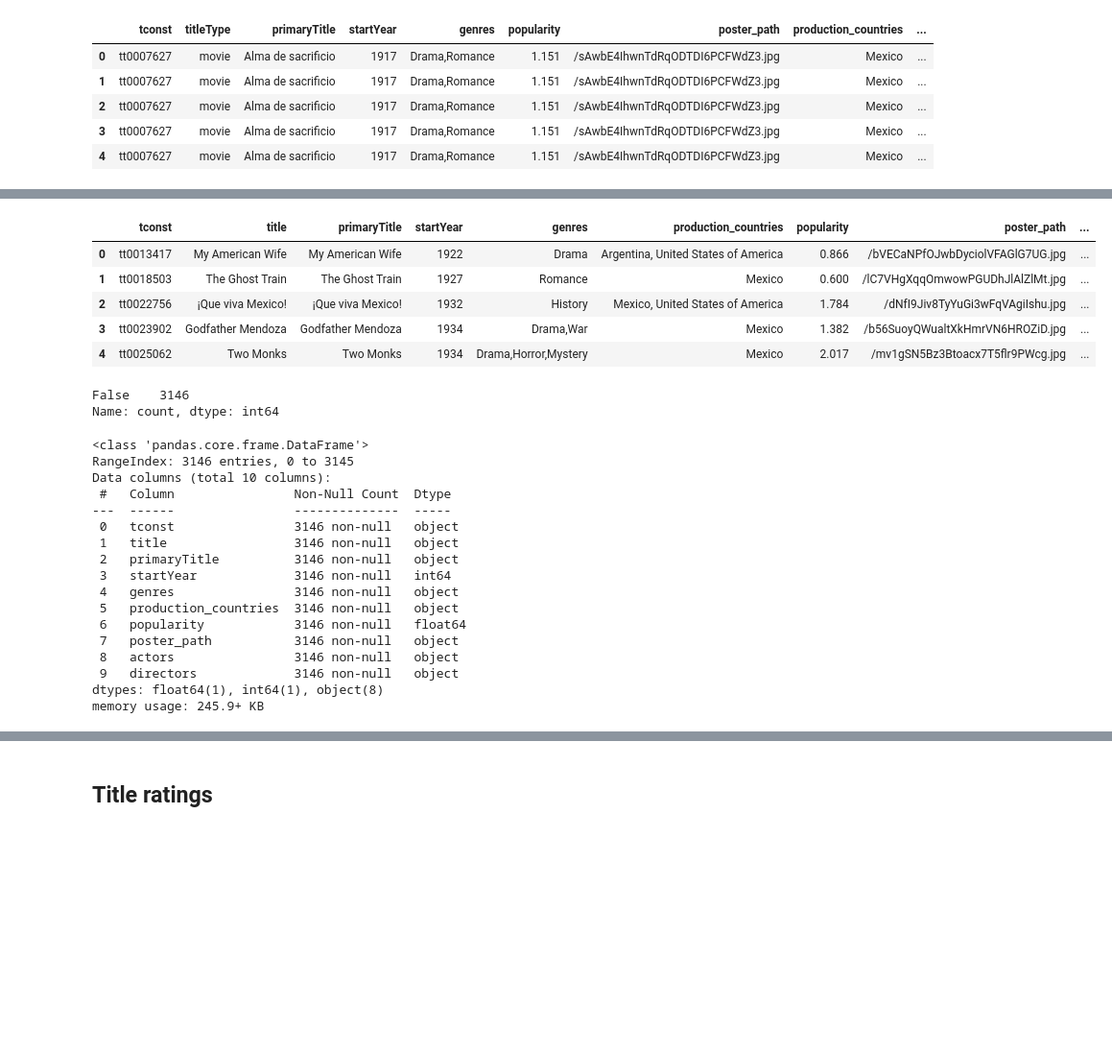
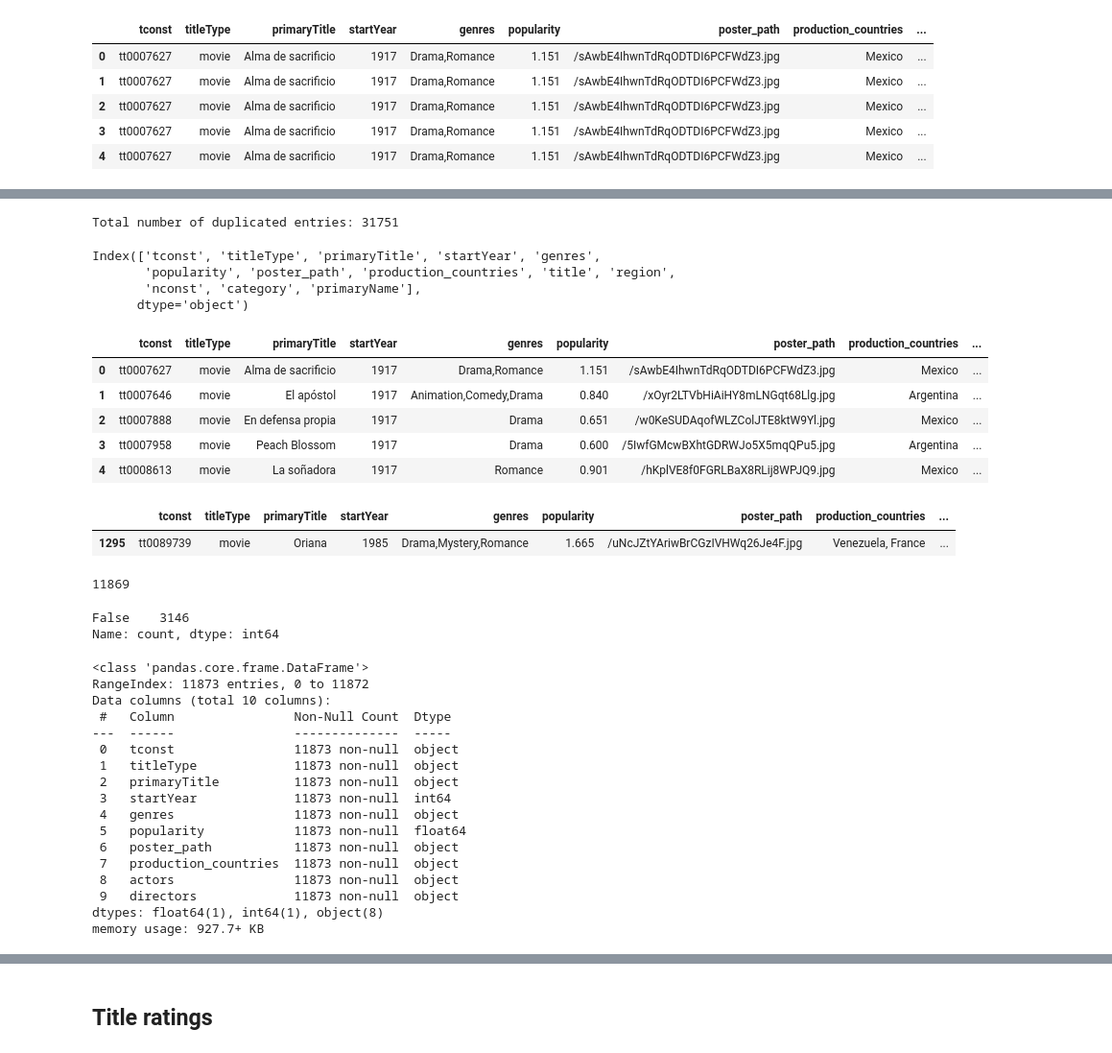
Before and after one commit to peggia/imdb-movies, a Jupyter notebook: movies_data_collection.ipynb, the cells around one changed output, grey strips where cells are left out. Shown: that part at 96% size. Cells and saved outputs as stored; diff of their text form; code cells hidden in the pictures; blank space fills up the shorter version.

Commit message:
Add files via upload
cleaned up duplicates

```diff
--- a/movies_data_collection.ipynb
+++ b/movies_data_collection.ipynb
@@ -83,8 +83,3 @@ memory usage: 34.6+ MB
 df_title_basics_movies['titleType'].unique()
 # %% [output]
 array(['movie', 'tvMovie'], dtype=object)
-# %%
-#no need to keep title type ?
-# subset_title_basics_movies.drop(['titleType'], axis=1, inplace=True)
-df_title_basics_movies.reset_index(drop=True, inplace=True)
-df_title_basics_movies.info()
@@ -103,0 +86,3 @@ memory usage: 28.8+ MB
+# %%
+df_title_basics_movies = df_title_basics_movies.dropna(subset='primaryTitle').reset_index(drop=True)
+df_title_basics_movies.info()
@@ -514,8 +527,8 @@ top     nm9993719        Alex
 freq            1         523
 # %%
 
-# jointure  name_basics avec df_merged_series
-df_merged_movies_4 = pd.merge(df_merged_movies_3,df_name_basics, how= 'inner',on='nconst') #left_on='a_id',right_on='nconst')
+# jointure  name_basics avec df_merged_series, how = left : on garde toutes les lignes de merged_movies_3 ?
+df_merged_movies_4 = pd.merge(df_merged_movies_3,df_name_basics, how= 'left',on='nconst') #left_on='a_id',right_on='nconst')
 
 df_merged_movies_4.info()
 # %% [output]
@@ -584,25 +642,49 @@ memory usage: 12.1+ MB
+# %%
+# Get total number of duplicates
+total_duplicates = duplicate_summary['count'].sum()
+print(f'Total number of duplicated entries: {total_duplicates}')
+# %% [output]
+Total number of duplicated entries: 31751
+# %%
+df_merged_movies_4.columns
+# %% [output]
+Index(['tconst', 'titleType', 'primaryTitle', 'startYear', 'genres',
+       'popularity', 'poster_path', 'production_countries', 'title', 'region',
+       'nconst', 'category', 'primaryName'],
+      dtype='object')
 # %%
 #regrouper par nom de film créér une colonne avec category=='actors' or 'actress'
-columns_to_keep = ['tconst','title',
-                    'primaryTitle','startYear','genres',
-                    'production_countries','popularity','poster_path',
+columns_to_keep = ['tconst','titleType','primaryTitle',
+                    #'title','region',
+                    'startYear','genres',
+                    'popularity','poster_path',
+                    'production_countries'
                     ]
 # Regroupez par les colonnes spécifiées et concaténez les noms des acteurs et directeurs
 mask_both_actors = (df_merged_movies_4['category'] == 'actor' ) | (df_merged_movies_4['category'] == 'actress')
 df_grouped = df_merged_movies_4.groupby(columns_to_keep, as_index=False).agg(
     actors=('primaryName', lambda x: ', '.join(x[mask_both_actors])),
     directors=('primaryName', lambda x: ', '.join(x[df_merged_movies_4['category'] == 'director']))
 )
 
 # del(df_merged_movies)
 df_grouped.head()
 # %% [output]
-|  | tconst | title | primaryTitle | startYear | genres | production_countries | popularity | poster_path | ... |
-| 0 | tt0013417 | My American Wife | My American Wife | 1922 | Drama | Argentina, United States of America | 0.866 | /bVECaNPfOJwbDyciolVFAGlG7UG.jpg | ... |
-| 1 | tt0018503 | The Ghost Train | The Ghost Train | 1927 | Romance | Mexico | 0.600 | /lC7VHgXqqOmwowPGUDhJlAlZlMt.jpg | ... |
-| 2 | tt0022756 | ¡Que viva Mexico! | ¡Que viva Mexico! | 1932 | History | Mexico, United States of America | 1.784 | /dNfI9Jiv8TyYuGi3wFqVAgiIshu.jpg | ... |
-| 3 | tt0023902 | Godfather Mendoza | Godfather Mendoza | 1934 | Drama,War | Mexico | 1.382 | /b56SuoyQWualtXkHmrVN6HROZiD.jpg | ... |
-| 4 | tt0025062 | Two Monks | Two Monks | 1934 | Drama,Horror,Mystery | Mexico | 2.017 | /mv1gSN5Bz3Btoacx7T5flr9PWcg.jpg | ... |
+|  | tconst | titleType | primaryTitle | startYear | genres | popularity | poster_path | production_countries | ... |
+| 0 | tt0007627 | movie | Alma de sacrificio | 1917 | Drama,Romance | 1.151 | /sAwbE4IhwnTdRqODTDI6PCFWdZ3.jpg | Mexico | ... |
+| 1 | tt0007646 | movie | El apóstol | 1917 | Animation,Comedy,Drama | 0.840 | /xOyr2LTVbHiAiHY8mLNGqt68Llg.jpg | Argentina | ... |
+| 2 | tt0007888 | movie | En defensa propia | 1917 | Drama | 0.651 | /w0KeSUDAqofWLZColJTE8ktW9Yl.jpg | Mexico | ... |
+| 3 | tt0007958 | movie | Peach Blossom | 1917 | Drama | 0.600 | /5IwfGMcwBXhtGDRWJo5X5mqQPu5.jpg | Argentina | ... |
+| 4 | tt0008613 | movie | La soñadora | 1917 | Romance | 0.901 | /hKplVE8f0FGRLBaX8RLij8WPJQ9.jpg | Mexico | ... |
+# %%
+df_grouped[df_grouped['primaryTitle']=='Oriana']
+# %% [output]
+|  | tconst | titleType | primaryTitle | startYear | genres | popularity | poster_path | production_countries | ... |
+| 1295 | tt0089739 | movie | Oriana | 1985 | Drama,Mystery,Romance | 1.665 | /uNcJZtYAriwBrCGzIVHWq26Je4F.jpg | Venezuela, France | ... |
+# %%
+df_grouped['tconst'].nunique()
+# %% [output]
+11869
 # %%
 print(df_grouped.duplicated().value_counts())
 # %% [output]
@@ -612,19 +694,19 @@ Name: count, dtype: int64
 df_grouped.info()
 # %% [output]
 <class 'pandas.core.frame.DataFrame'>
-RangeIndex: 3146 entries, 0 to 3145
+RangeIndex: 11873 entries, 0 to 11872
 Data columns (total 10 columns):
  #   Column                Non-Null Count  Dtype
 ---  ------                --------------  -----
- 0   tconst                3146 non-null   object
- 1   title                 3146 non-null   object
- 2   primaryTitle          3146 non-null   object
- 3   startYear             3146 non-null   int64
- 4   genres                3146 non-null   object
- 5   production_countries  3146 non-null   object
- 6   popularity            3146 non-null   float64
- 7   poster_path           3146 non-null   object
- 8   actors                3146 non-null   object
- 9   directors             3146 non-null   object
+ 0   tconst                11873 non-null  object
+ 1   titleType             11873 non-null  object
+ 2   primaryTitle          11873 non-null  object
+ 3   startYear             11873 non-null  int64
+ 4   genres                11873 non-null  object
+ 5   popularity            11873 non-null  float64
+ 6   poster_path           11873 non-null  object
+ 7   production_countries  11873 non-null  object
+ 8   actors                11873 non-null  object
+ 9   directors             11873 non-null  object
 dtypes: float64(1), int64(1), object(8)
-memory usage: 245.9+ KB
+memory usage: 927.7+ KB
```
Also changed, not shown: parts of 28 cells of this notebook.
